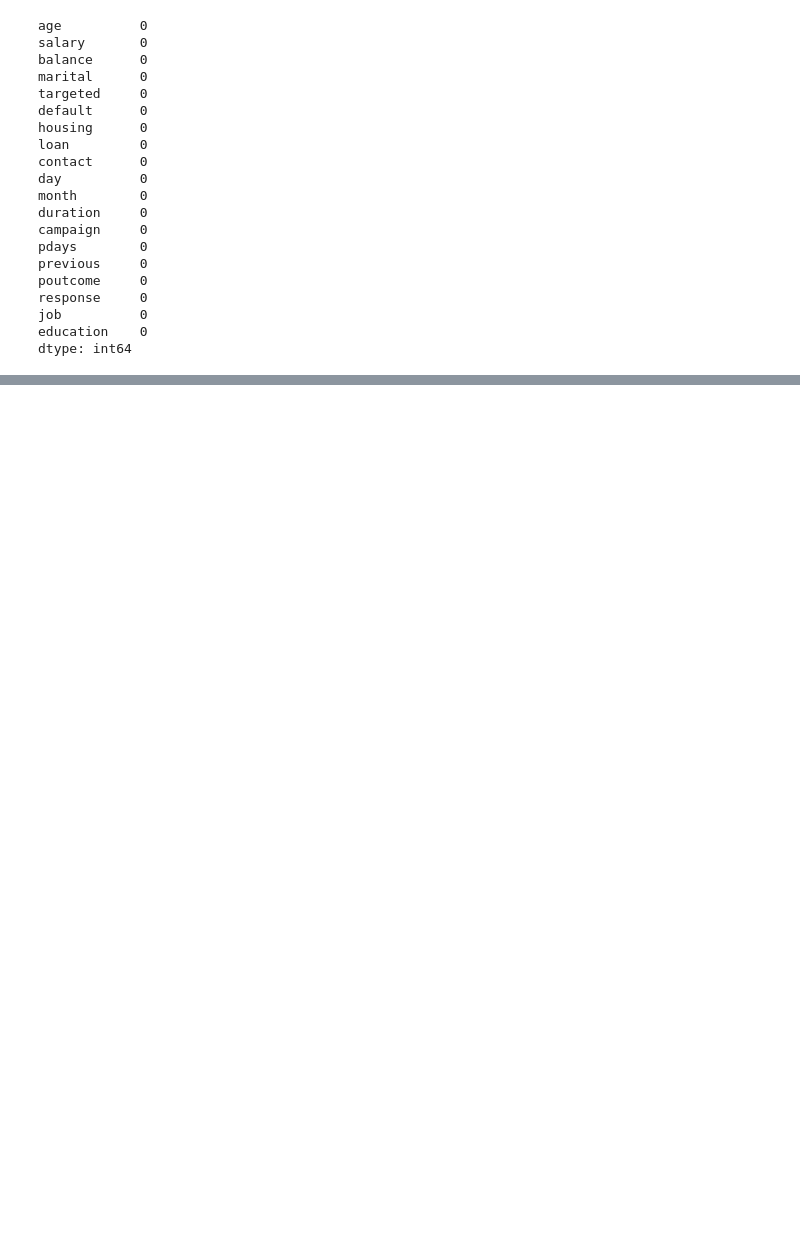
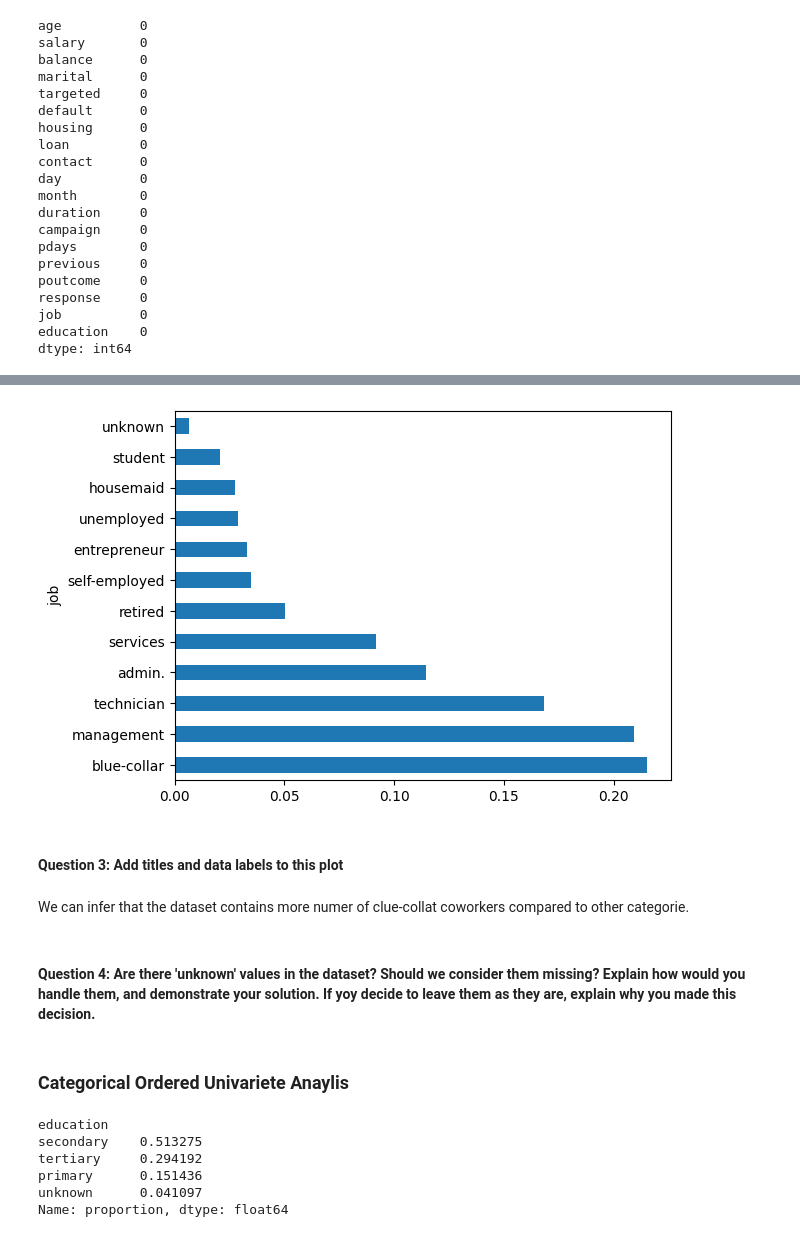
Before and after one commit to DiazHumberto/lab5, a Jupyter notebook: notebooks/lab5.ipynb, the cells around one changed output, grey strips where cells are left out. Saved outputs shown, nothing was run; the diff lists cells and outputs as text; code cells hidden in the pictures; blank space fills up the shorter version.

Commit message:
just answer the questions

```diff
--- a/notebooks/lab5.ipynb
+++ b/notebooks/lab5.ipynb
@@ -174,0 +211,24 @@ dtype: int64
+# %%
+#Plot the bar graph og percentage job categories
+marketing_data.job.value_counts(normalize=True).plot.barh()
+plt.show()
+# %% [output]
+[figure, added]
+# %% [markdown]
+#### Question 3: Add titles and data labels to this plot
+# %% [markdown]
+We can infer that the dataset contains more numer of clue-collat coworkers compared to other categorie.
+# %% [markdown]
+#### Question 4: Are there 'unknown' values in the dataset? Should we consider them missing? Explain how would you handle them, and demonstrate your solution. If yoy decide to leave them as they are, explain why you made this decision.
+# %% [markdown]
+### Categorical Ordered Univariete Anaylis
+# %%
+#Calculate the precentage of each education category
+marketing_data.education.value_counts(normalize=True)
+# %% [output]
+education
+secondary    0.513275
+tertiary     0.294192
+primary      0.151436
+unknown      0.041097
+Name: proportion, dtype: float64
```
Also changed, not shown: parts of 41 cells of this notebook.
